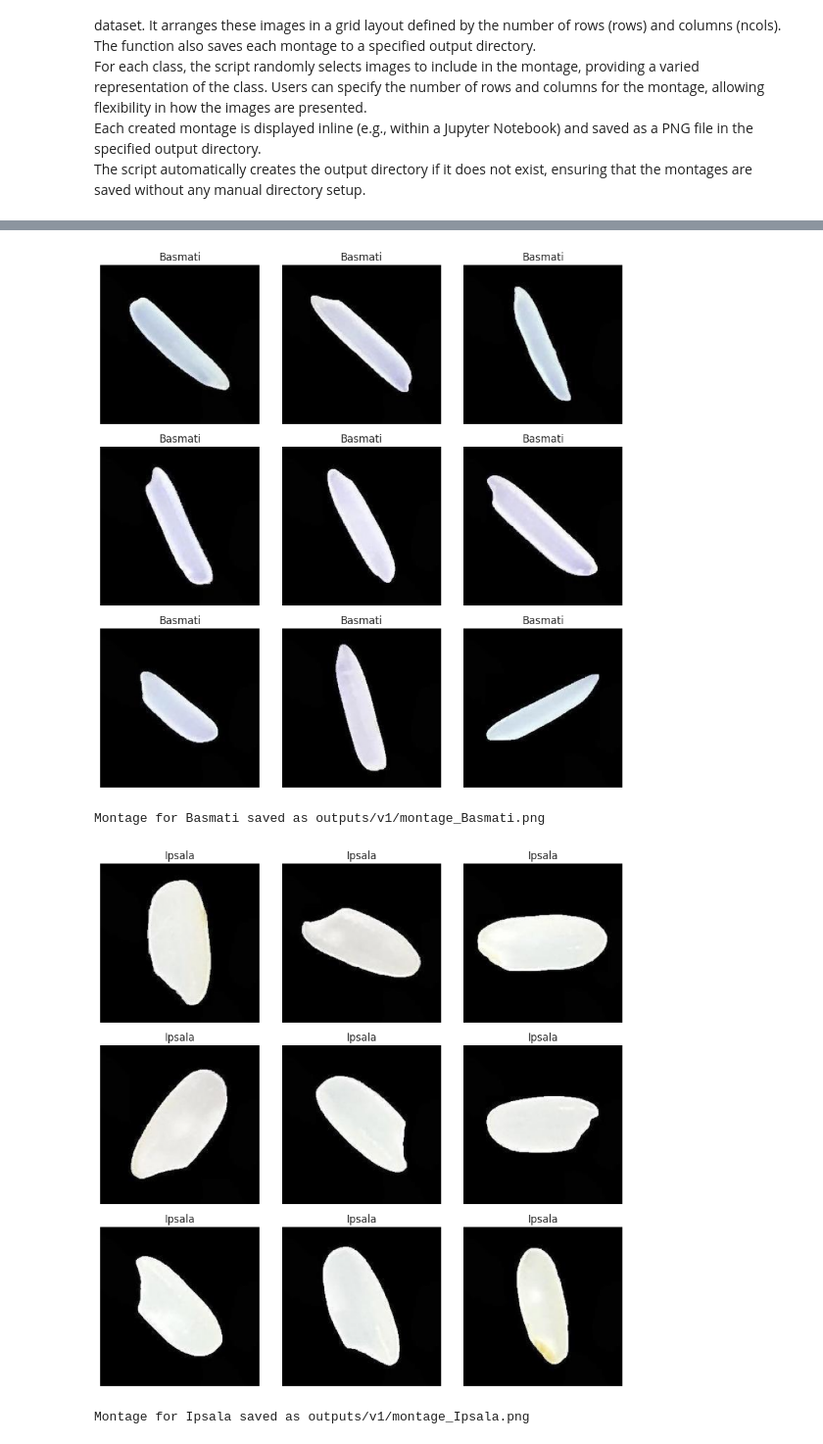
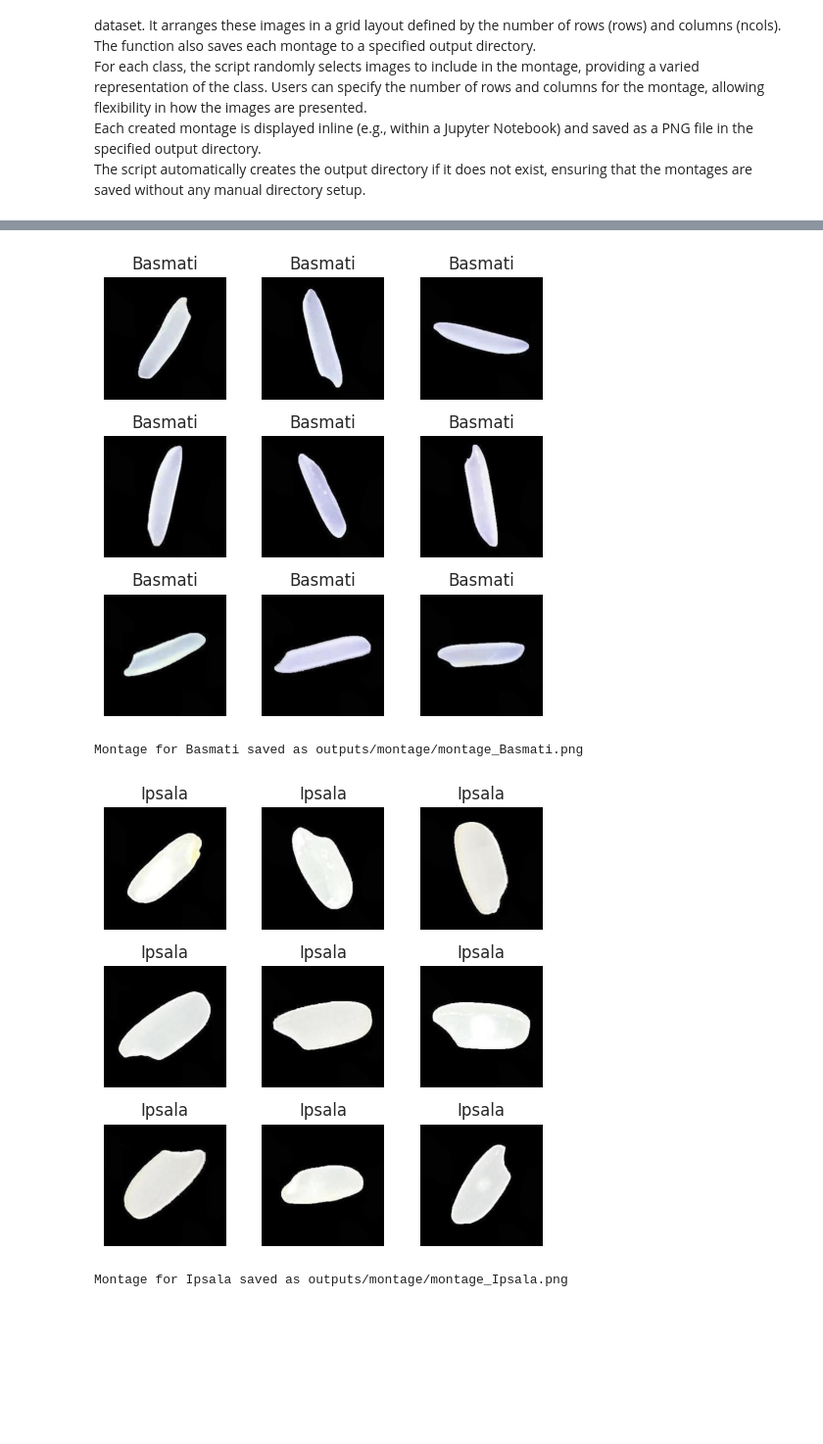
Before and after one commit to 1101712/Rice-Detector, a Jupyter notebook: jupyter_notebooks/2_DataVisualisation.ipynb, the cells around one changed output, grey strips where cells are left out. Shown at 98% size. Saved outputs shown, nothing was run; the diff lists cells and outputs as text; code cells hidden in the pictures; blank space fills up the shorter version.

```diff
--- a/jupyter_notebooks/2_DataVisualisation.ipynb
+++ b/jupyter_notebooks/2_DataVisualisation.ipynb
@@ -512,11 +492,12 @@ def image_montage(dir_path, label_to_display, nrows, ncols, output_dir, figsize=
 
 
 
+output_dir = 'outputs/montage'
+os.makedirs(output_dir, exist_ok=True)
+
 dir_path = 'inputs/datasets_devided/train'
-output_dir = 'outputs/v1'
-os.makedirs(output_dir, exist_ok=True)
 
 labels = os.listdir(dir_path)
 for label in labels:
-    image_montage(dir_path, label, nrows=3, ncols=3, output_dir=output_dir, figsize=(9, 9))
+    image_montage(dir_path, label, nrows=3, ncols=3, output_dir=output_dir, figsize=(5, 5))
 # %% [output]
@@ -525,4 +506,4 @@ Montage for Arborio saved as outputs/v1/montage_Arborio.png
-[figure, old version]
+[figure, new version]
-Montage for Basmati saved as outputs/v1/montage_Basmati.png
+Montage for Basmati saved as outputs/montage/montage_Basmati.png
-[figure, old version]
+[figure, new version]
-Montage for Ipsala saved as outputs/v1/montage_Ipsala.png
+Montage for Ipsala saved as outputs/montage/montage_Ipsala.png
```
Also changed, not shown: parts of 2 cells of this notebook, 2 other files.
